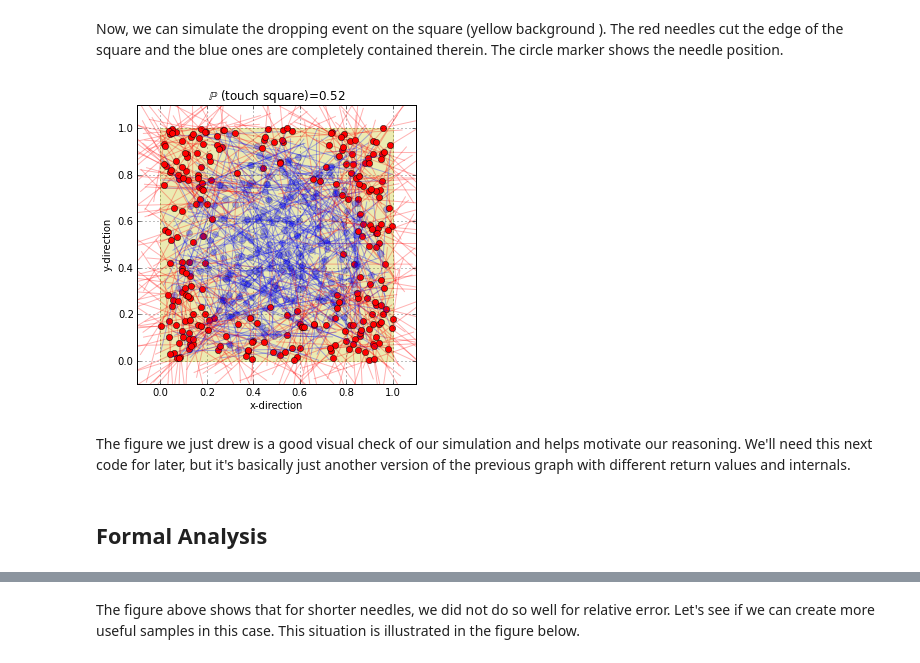
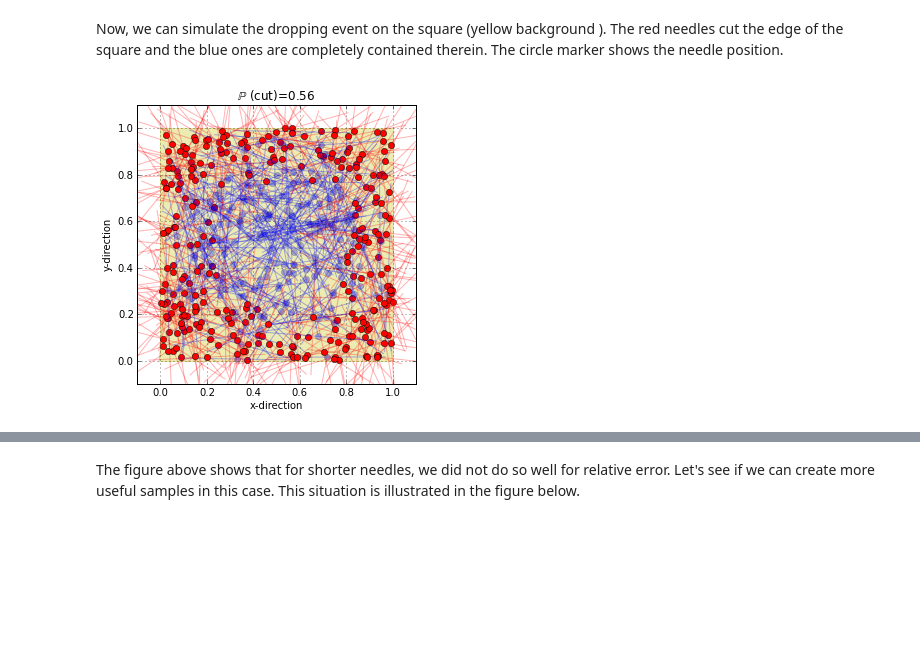
Before and after one commit to unpingco/Pig-in-the-Python, a Jupyter notebook: Buffons_Needle_Sim.ipynb, the cells around one changed output, grey strips where cells are left out. Cells and saved outputs as stored; diff of their text form; code cells hidden in the pictures; blank space fills up the shorter version.

```diff
--- a/Buffons_Needle_Sim.ipynb
+++ b/Buffons_Needle_Sim.ipynb
@@ -37,22 +34,44 @@ def needle(L=0.5):
+# %%
+def draw_needle(ax,d):
+    '''
+    Draw needle symbol on given axis.
+
+    If red, then the line cuts an edge of the unit square. If blue, then it does not. One end of the
+    needle is marked with a `o` symbol and the other end is unmarked.
+
+    ax := matplotlib axes to draw needle symbol
+    d := dictionary output from needle_gen
+    '''
+    for i,j in d.iteritems(): exec('%s=%r'%(i,j)) # dump dictionary in local namespace
+    if cut: line= [Line2D([x0,xe],[y0,ye],color='r',alpha=0.3), Line2D([xc],[yc],marker='o',color='r')]
+    else:   line= [Line2D([x0,xe],[y0,ye],alpha=0.3), Line2D([xc],[yc],marker='o',alpha=0.3)]
+    for i in line: ax.add_line(i)
 # %% [markdown]
 Now, we can simulate the dropping event on the square (yellow background ). The red needles cut the edge of the square and the blue ones are completely contained therein. The circle marker shows the needle position.
 # %%
-fig,ax=subplots()
-fig.set_size_inches(5,5)
+L=0.5
 
-needle.red_count=0 # reset counters
-needle.blue_count=0
-for k in range(500):
-    for i in needle(.5): ax.add_line(i)
+samples = [needle_gen() for i in range(500)]
 
-ax.set_aspect(1)
-ax.add_patch(Rectangle((0,0),1,1,alpha=0.3,color='y'))
-ax.set_xlabel('x-direction')
-ax.set_ylabel('y-direction')
-ax.axis([-.1,1.1,-.1,1.1])
-ax.set_title(r'$\mathbb{P}$ (touch square)=%3.2f'% (needle.red_count/(needle.blue_count+needle.red_count)))
-ax.grid()
+def draw_sim(samples,L=0.5):
+    'Draw simulation results. Package this plot for reuse later'
+    fig,ax=subplots()
+    fig.set_size_inches(5,5)
+
+    red_count=0
+    n=len(samples)
+    for k in samples:
+        red_count+=k['cut']
+        draw_needle(ax,k)
+
+    ax.set_aspect(1)
+    ax.add_patch(Rectangle((0,0),1,1,alpha=0.3,color='y')) # unit square background is light yellow
+    ax.set_xlabel('x-direction')
+    ax.set_ylabel('y-direction')
+    ax.axis([-.1,1.1,-.1,1.1]) # add some space around the unit square
+    ax.set_title(r'$\mathbb{P}$ (cut)=%3.2f'% (red_count/n))
+    ax.grid()
+
+draw_sim(samples)
 # %% [output]
-[figure, old version]
+[figure, new version]
-# %% [markdown]
-The figure we just drew is a good visual check of our simulation and helps motivate our reasoning.  We'll need this next  code for later, but it's basically just another version of the previous graph with different return values and internals.
@@ -79,2 +77,0 @@ def needle_gen(L=0.5,return_data=False):
-# %% [markdown]
-## Formal Analysis
```
Also changed, not shown: parts of 20 cells of this notebook.
